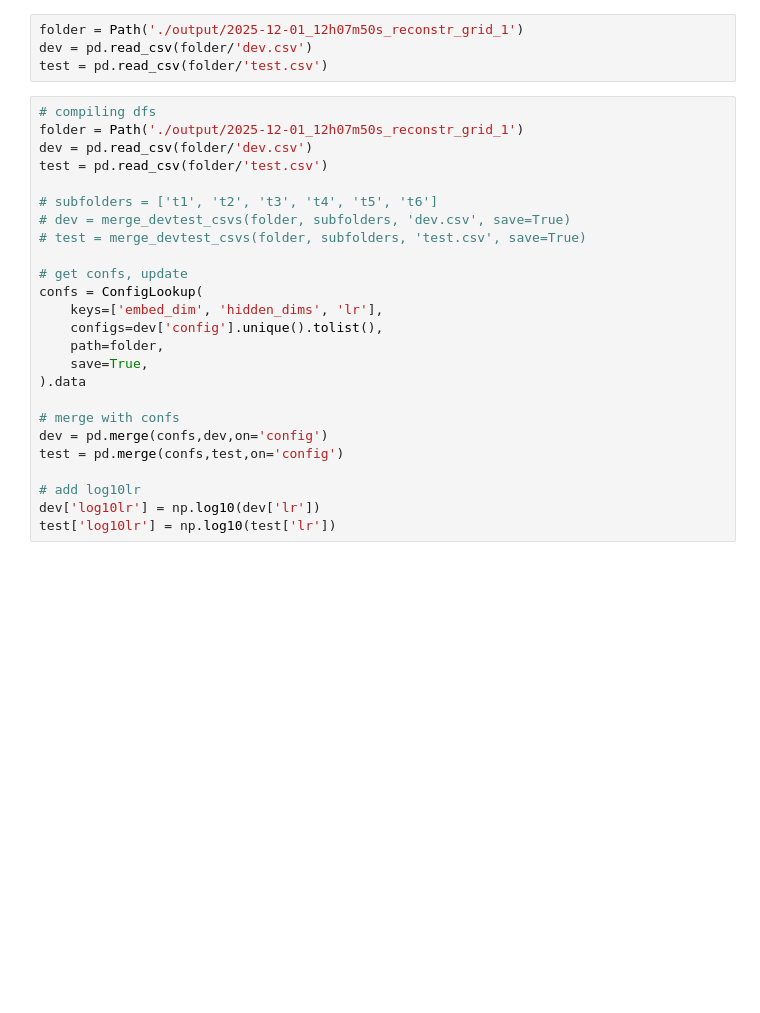
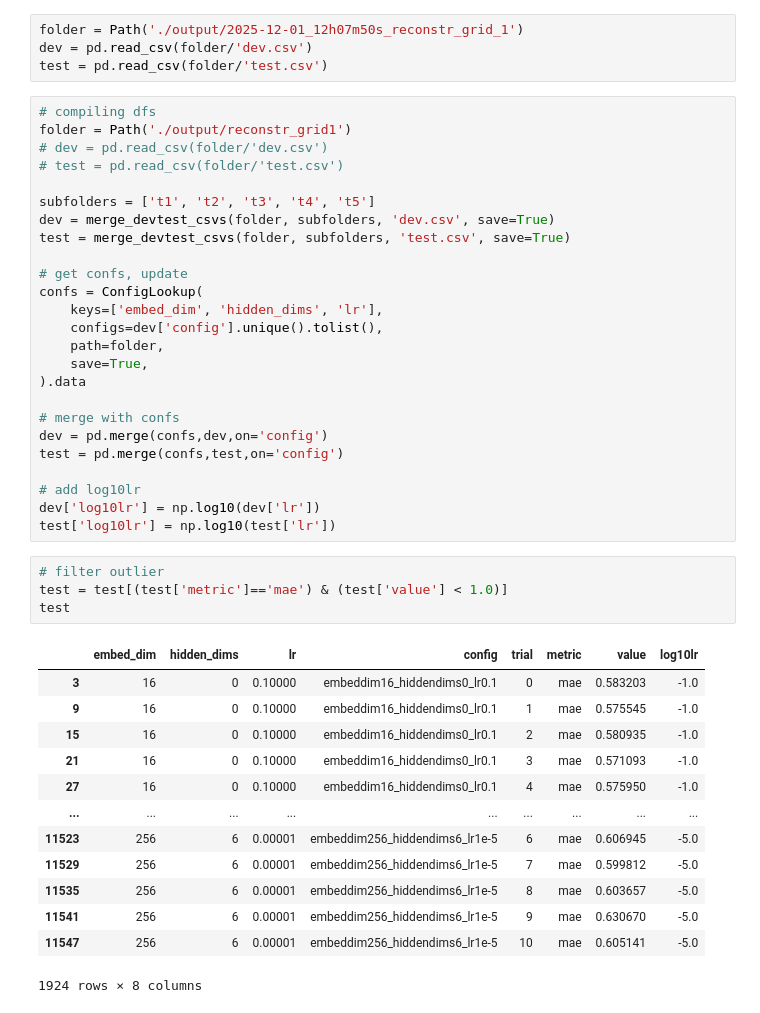
Before and after one commit to marcusvillena/pathway_model, a Jupyter notebook: projects/2_refactored_exp/reconstr_grid1_viz.ipynb, the cells around one changed output. Drawn from its saved outputs; the diff is of its cells as text; blank space fills up the shorter version.

```diff
--- a/projects/2_refactored_exp/reconstr_grid1_viz.ipynb
+++ b/projects/2_refactored_exp/reconstr_grid1_viz.ipynb
@@ -10,13 +10,13 @@ dev = pd.read_csv(folder/'dev.csv')
 test = pd.read_csv(folder/'test.csv')
 # %%
 # compiling dfs
-folder = Path('./output/2025-12-01_12h07m50s_reconstr_grid_1')
-dev = pd.read_csv(folder/'dev.csv')
-test = pd.read_csv(folder/'test.csv')
+folder = Path('./output/reconstr_grid1')
+# dev = pd.read_csv(folder/'dev.csv')
+# test = pd.read_csv(folder/'test.csv')
 
-# subfolders = ['t1', 't2', 't3', 't4', 't5', 't6']
-# dev = merge_devtest_csvs(folder, subfolders, 'dev.csv', save=True)
-# test = merge_devtest_csvs(folder, subfolders, 'test.csv', save=True)
+subfolders = ['t1', 't2', 't3', 't4', 't5']
+dev = merge_devtest_csvs(folder, subfolders, 'dev.csv', save=True)
+test = merge_devtest_csvs(folder, subfolders, 'test.csv', save=True)
 
 # get confs, update
 confs = ConfigLookup(
@@ -33,6 +33,24 @@ test = pd.merge(confs,test,on='config')
 # add log10lr
 dev['log10lr'] = np.log10(dev['lr'])
 test['log10lr'] = np.log10(test['lr'])
+# %%
+# filter outlier
+test = test[(test['metric']=='mae') & (test['value'] < 1.0)]
+test
+# %% [output]
+|  | embed_dim | hidden_dims | lr | config | trial | metric | value | log10lr |
+| 3 | 16 | 0 | 0.10000 | embeddim16_hiddendims0_lr0.1 | 0 | mae | 0.583203 | -1.0 |
+| 9 | 16 | 0 | 0.10000 | embeddim16_hiddendims0_lr0.1 | 1 | mae | 0.575545 | -1.0 |
+| 15 | 16 | 0 | 0.10000 | embeddim16_hiddendims0_lr0.1 | 2 | mae | 0.580935 | -1.0 |
+| 21 | 16 | 0 | 0.10000 | embeddim16_hiddendims0_lr0.1 | 3 | mae | 0.571093 | -1.0 |
+| 27 | 16 | 0 | 0.10000 | embeddim16_hiddendims0_lr0.1 | 4 | mae | 0.575950 | -1.0 |
+| ... | ... | ... | ... | ... | ... | ... | ... | ... |
+| 11523 | 256 | 6 | 0.00001 | embeddim256_hiddendims6_lr1e-5 | 6 | mae | 0.606945 | -5.0 |
+| 11529 | 256 | 6 | 0.00001 | embeddim256_hiddendims6_lr1e-5 | 7 | mae | 0.599812 | -5.0 |
+| 11535 | 256 | 6 | 0.00001 | embeddim256_hiddendims6_lr1e-5 | 8 | mae | 0.603657 | -5.0 |
+| 11541 | 256 | 6 | 0.00001 | embeddim256_hiddendims6_lr1e-5 | 9 | mae | 0.630670 | -5.0 |
+| 11547 | 256 | 6 | 0.00001 | embeddim256_hiddendims6_lr1e-5 | 10 | mae | 0.605141 | -5.0 |
+1924 rows × 8 columns
 # %%
 metric_x_point(
     df=test,
```
Also changed, not shown: parts of 2 cells of this notebook, 28 other files.
